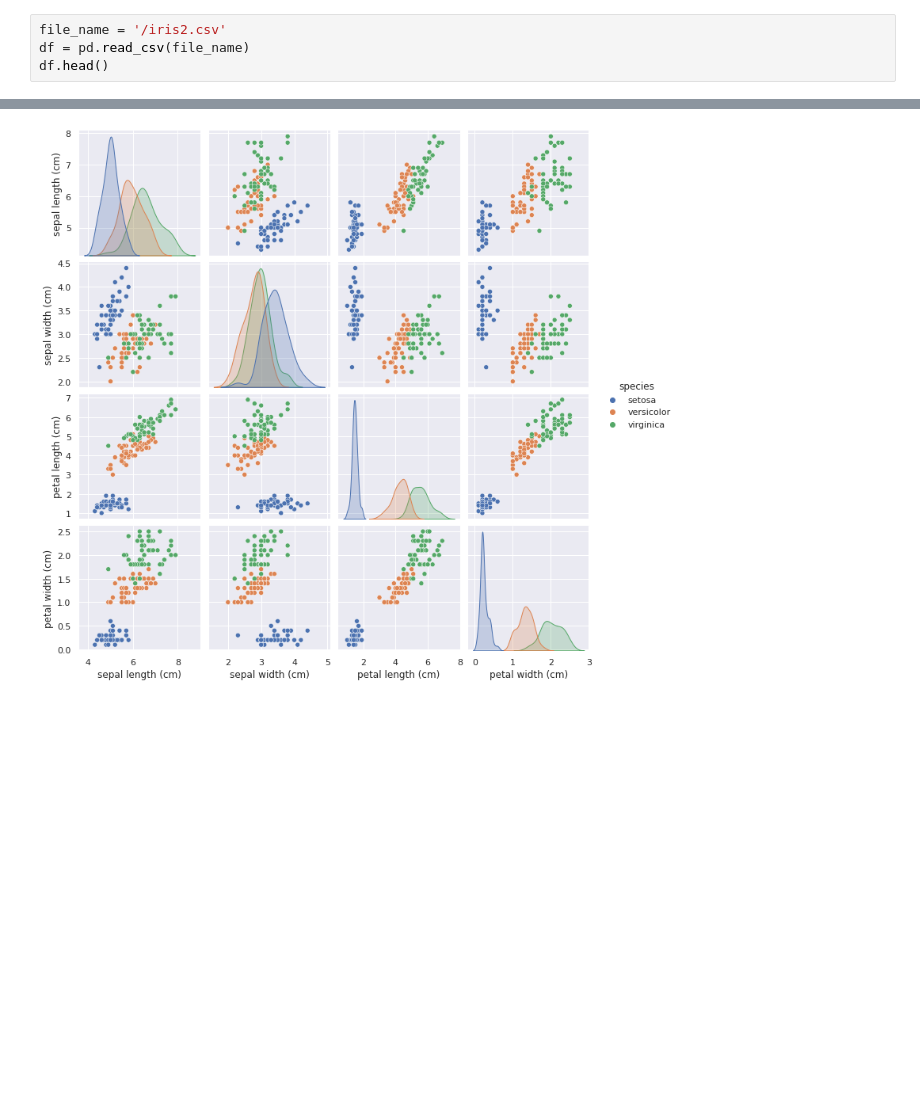
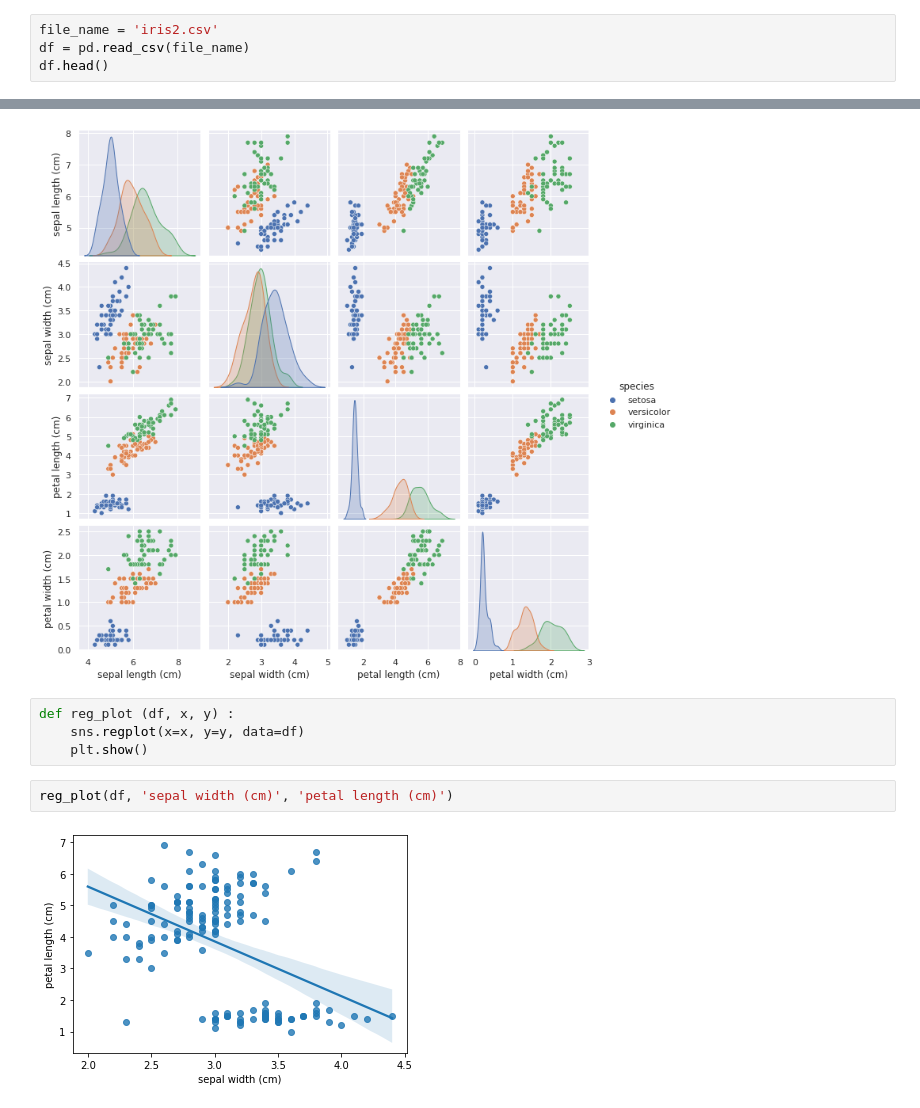
Before and after one commit to sohdacafe/cheat_sheet, a Jupyter notebook: seaborn_cheat_sheet_1.ipynb, the cells around one changed output, grey strips where cells are left out. Drawn from its saved outputs; the diff is of its cells as text; blank space fills up the shorter version.

```diff
--- a/seaborn_cheat_sheet_1.ipynb
+++ b/seaborn_cheat_sheet_1.ipynb
@@ -5,7 +5,7 @@ import pandas as pd
 import matplotlib.pyplot as plt
 import seaborn as sns
 # %%
-file_name = '/iris2.csv'
+file_name = 'iris2.csv'
 df = pd.read_csv(file_name)
 df.head()
 # %% [output]
@@ -99,3 +99,11 @@ sns.pairplot(data=df, hue='species')
 plt.show()
 # %% [output]
 [figure]
+# %%
+def reg_plot (df, x, y) :
+    sns.regplot(x=x, y=y, data=df)
+    plt.show()
+# %%
+reg_plot(df, 'sepal width (cm)', 'petal length (cm)')
+# %% [output]
+[figure, added]
```
